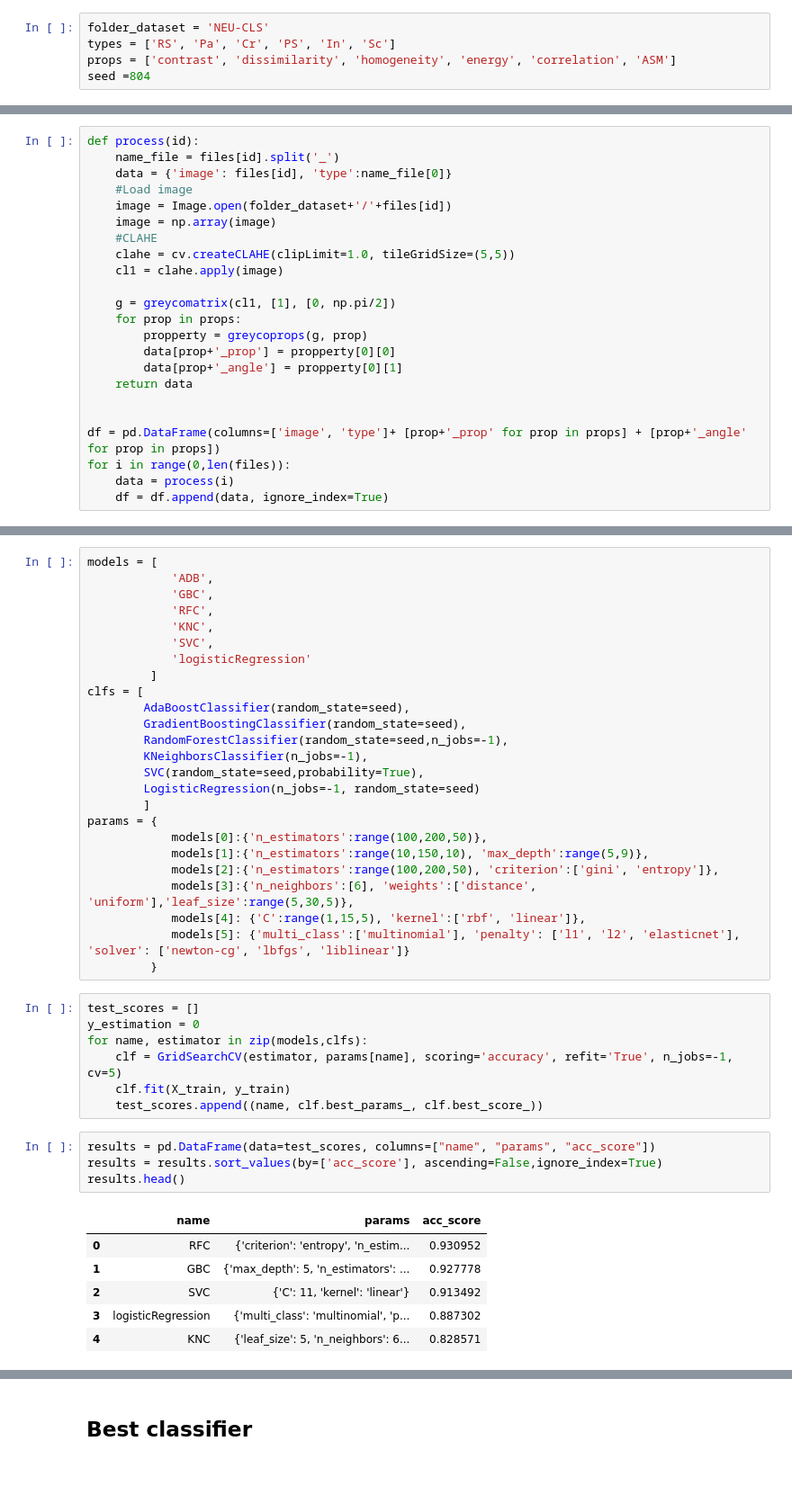
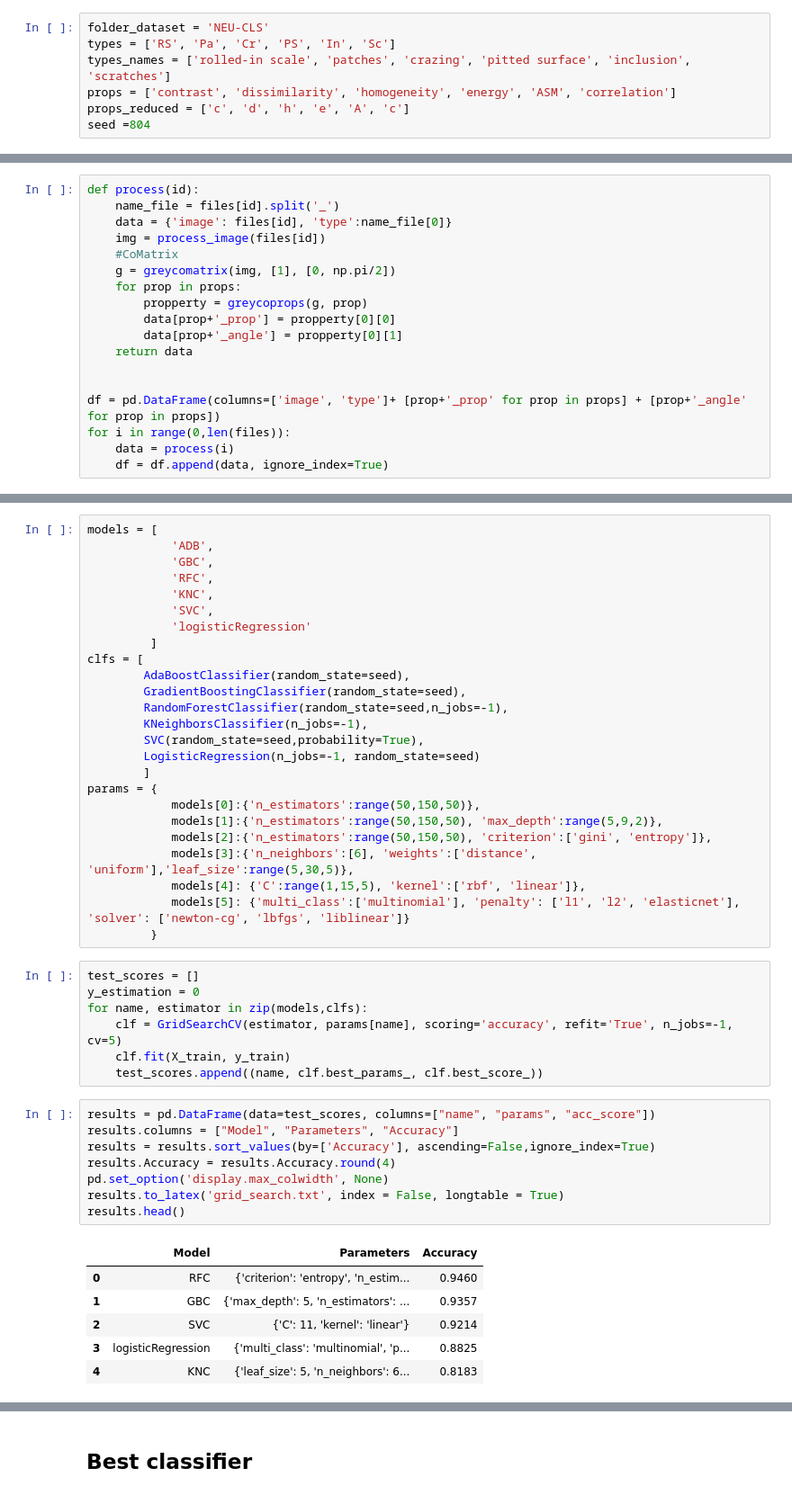
Before and after one commit to ULE-Informatica/NEU_surface_classification, a Jupyter notebook: test.ipynb, the cells around one changed output, grey strips where cells are left out. Shown at 90% size. Cells and saved outputs as stored; diff of their text form.

```diff
--- a/test.ipynb
+++ b/test.ipynb
@@ -18,7 +18,9 @@ from sklearn.linear_model import LogisticRegression
 # %%
 folder_dataset = 'NEU-CLS'
 types = ['RS', 'Pa', 'Cr', 'PS', 'In', 'Sc']
-props = ['contrast', 'dissimilarity', 'homogeneity', 'energy', 'correlation', 'ASM']
+types_names = ['rolled-in scale', 'patches', 'crazing', 'pitted surface', 'inclusion', 'scratches']
+props = ['contrast', 'dissimilarity', 'homogeneity', 'energy', 'ASM', 'correlation']
+props_reduced = ['c', 'd', 'h', 'e', 'A', 'c']
 seed =804
 # %% [markdown]
 Dataset from [NEU surface defect database](http://faculty.neu.edu.cn/yunhyan/NEU_surface_defect_database.html) y based on paper [Texture Descriptors for Automatic Estimation of Workpiece Quality in Milling](https://link.springer.com/chapter/10.1007/978-3-030-29859-3_62)
@@ -33,14 +64,9 @@ len(files)
 def process(id):
     name_file = files[id].split('_')
     data = {'image': files[id], 'type':name_file[0]}
-    #Load image
-    image = Image.open(folder_dataset+'/'+files[id])
-    image = np.array(image)
-    #CLAHE
-    clahe = cv.createCLAHE(clipLimit=1.0, tileGridSize=(5,5))
-    cl1 = clahe.apply(image)
-
-    g = greycomatrix(cl1, [1], [0, np.pi/2])
+    img = process_image(files[id])
+    #CoMatrix
+    g = greycomatrix(img, [1], [0, np.pi/2])
     for prop in props:
         propperty = greycoprops(g, prop)
         data[prop+'_prop'] = propperty[0][0]
@@ -102,9 +133,9 @@ clfs = [
         LogisticRegression(n_jobs=-1, random_state=seed)
         ]
 params = {
-            models[0]:{'n_estimators':range(100,200,50)},
-            models[1]:{'n_estimators':range(10,150,10), 'max_depth':range(5,9)},
-            models[2]:{'n_estimators':range(100,200,50), 'criterion':['gini', 'entropy']},
+            models[0]:{'n_estimators':range(50,150,50)},
+            models[1]:{'n_estimators':range(50,150,50), 'max_depth':range(5,9,2)},
+            models[2]:{'n_estimators':range(50,150,50), 'criterion':['gini', 'entropy']},
             models[3]:{'n_neighbors':[6], 'weights':['distance', 'uniform'],'leaf_size':range(5,30,5)},
             models[4]: {'C':range(1,15,5), 'kernel':['rbf', 'linear']},
             models[5]: {'multi_class':['multinomial'], 'penalty': ['l1', 'l2', 'elasticnet'], 'solver': ['newton-cg', 'lbfgs', 'liblinear']}
@@ -118,13 +149,17 @@ for name, estimator in zip(models,clfs):
     test_scores.append((name, clf.best_params_, clf.best_score_))
 # %%
 results = pd.DataFrame(data=test_scores, columns=["name", "params", "acc_score"])
-results = results.sort_values(by=['acc_score'], ascending=False,ignore_index=True)
+results.columns = ["Model", "Parameters", "Accuracy"]
+results = results.sort_values(by=['Accuracy'], ascending=False,ignore_index=True)
+results.Accuracy = results.Accuracy.round(4)
+pd.set_option('display.max_colwidth', None)
+results.to_latex('grid_search.txt', index = False, longtable = True)
 results.head()
 # %% [output]
-|  | name | params | acc_score |
-| 0 | RFC | {'criterion': 'entropy', 'n_estim... | 0.930952 |
-| 1 | GBC | {'max_depth': 5, 'n_estimators': ... | 0.927778 |
-| 2 | SVC | {'C': 11, 'kernel': 'linear'} | 0.913492 |
-| 3 | logisticRegression | {'multi_class': 'multinomial', 'p... | 0.887302 |
-| 4 | KNC | {'leaf_size': 5, 'n_neighbors': 6... | 0.828571 |
+|  | Model | Parameters | Accuracy |
+| 0 | RFC | {'criterion': 'entropy', 'n_estim... | 0.9460 |
+| 1 | GBC | {'max_depth': 5, 'n_estimators': ... | 0.9357 |
+| 2 | SVC | {'C': 11, 'kernel': 'linear'} | 0.9214 |
+| 3 | logisticRegression | {'multi_class': 'multinomial', 'p... | 0.8825 |
+| 4 | KNC | {'leaf_size': 5, 'n_neighbors': 6... | 0.8183 |
 # %%
```
Also changed, not shown: parts of 10 cells of this notebook, 5 other files.
